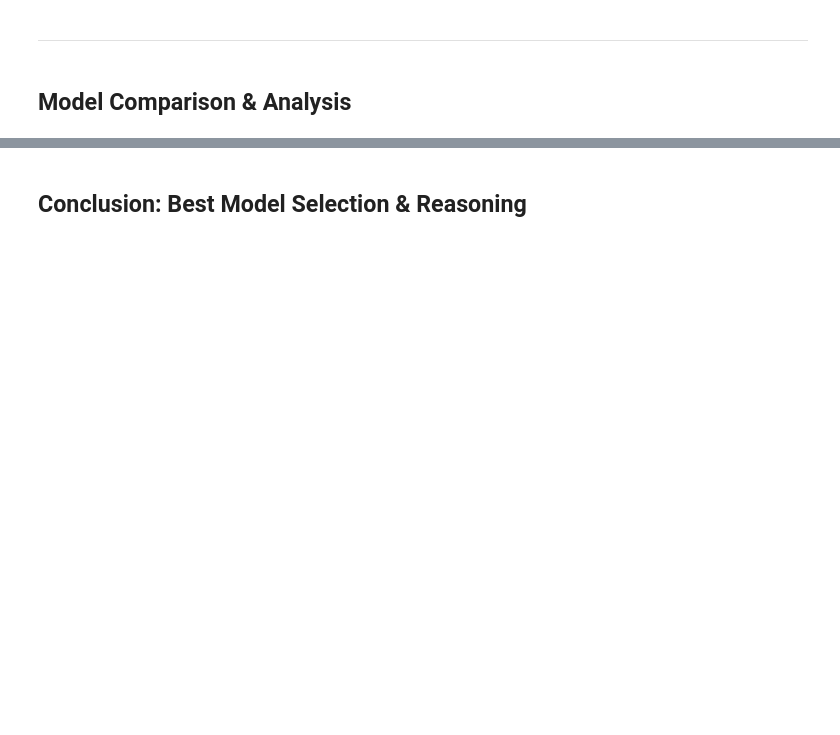
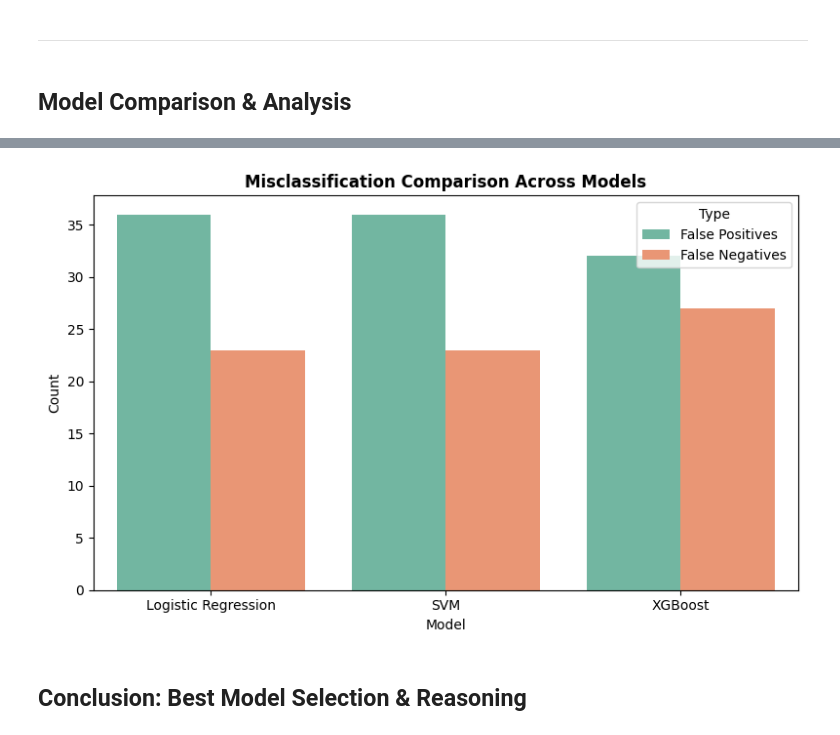
Before and after one commit to K0alaxy/SWE485-G2-Phase1, a Jupyter notebook: Phase1_Supervised_Learning.ipynb, the cells around one changed output, grey strips where cells are left out. Saved outputs shown, nothing was run; the diff lists cells and outputs as text; code cells hidden in the pictures; blank space fills up the shorter version.

Commit message:
Analyze misclassifications section

```diff
--- a/Phase1_Supervised_Learning.ipynb
+++ b/Phase1_Supervised_Learning.ipynb
@@ -2030,2 +2045,27 @@ The feature importance plot also helps confirm whether the model is relying on s
+# %%
+# MISCLASSIFICATION COMPARISON CHART
+
+import pandas as pd
+import matplotlib.pyplot as plt
+import seaborn as sns
+
+misclass_df = pd.DataFrame({
+    'Model': ['Logistic Regression', 'SVM', 'XGBoost'],
+    'False Positives': [36, 36, 32],
+    'False Negatives': [23, 23, 27]
+})
+
+misclass_melt = misclass_df.melt(id_vars='Model', var_name='Type', value_name='Count')
+
+plt.figure(figsize=(8, 5))
+sns.barplot(data=misclass_melt, x='Model', y='Count', hue='Type', palette='Set2')
+plt.title('Misclassification Comparison Across Models', fontsize=12, fontweight='bold')
+plt.ylabel('Count')
+plt.xlabel('Model')
+plt.tight_layout()
+plt.savefig('Supervised_Learning/plots/misclassification_comparison.png', dpi=150, bbox_inches='tight')
+plt.show()
+# %% [output]
+[figure, added]
 # %% [markdown]
 ## **Conclusion: Best Model Selection & Reasoning**
```
Also changed, not shown: parts of 10 cells of this notebook.
